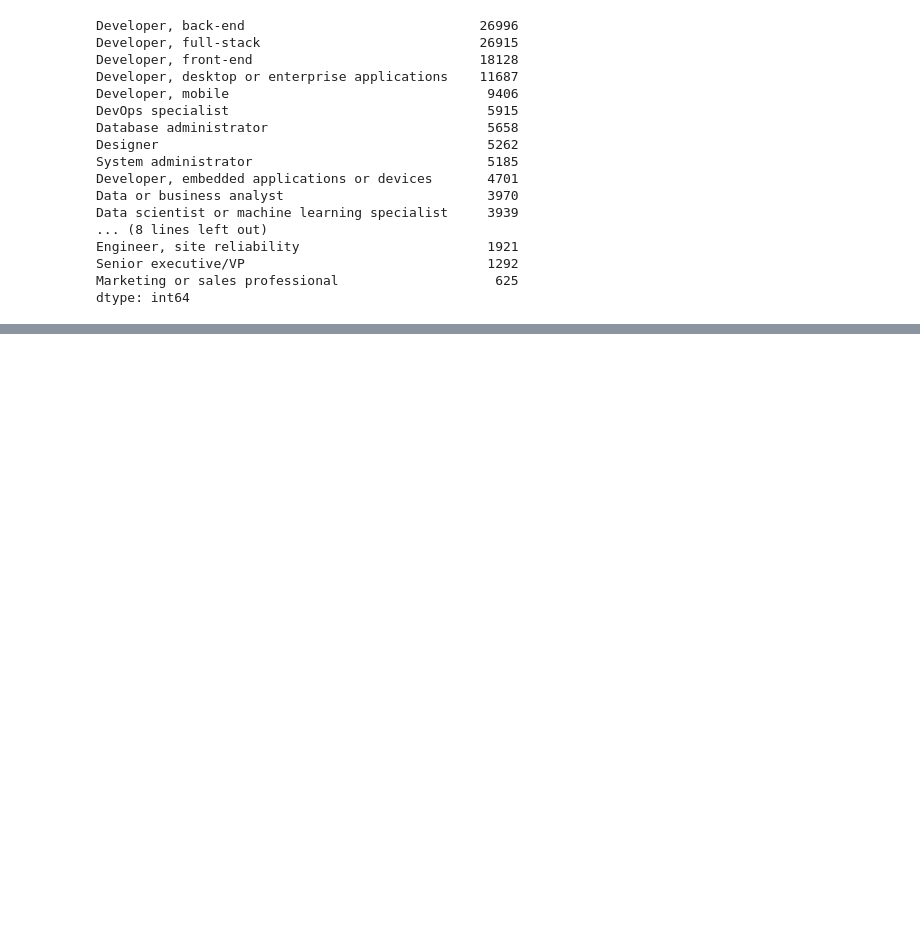
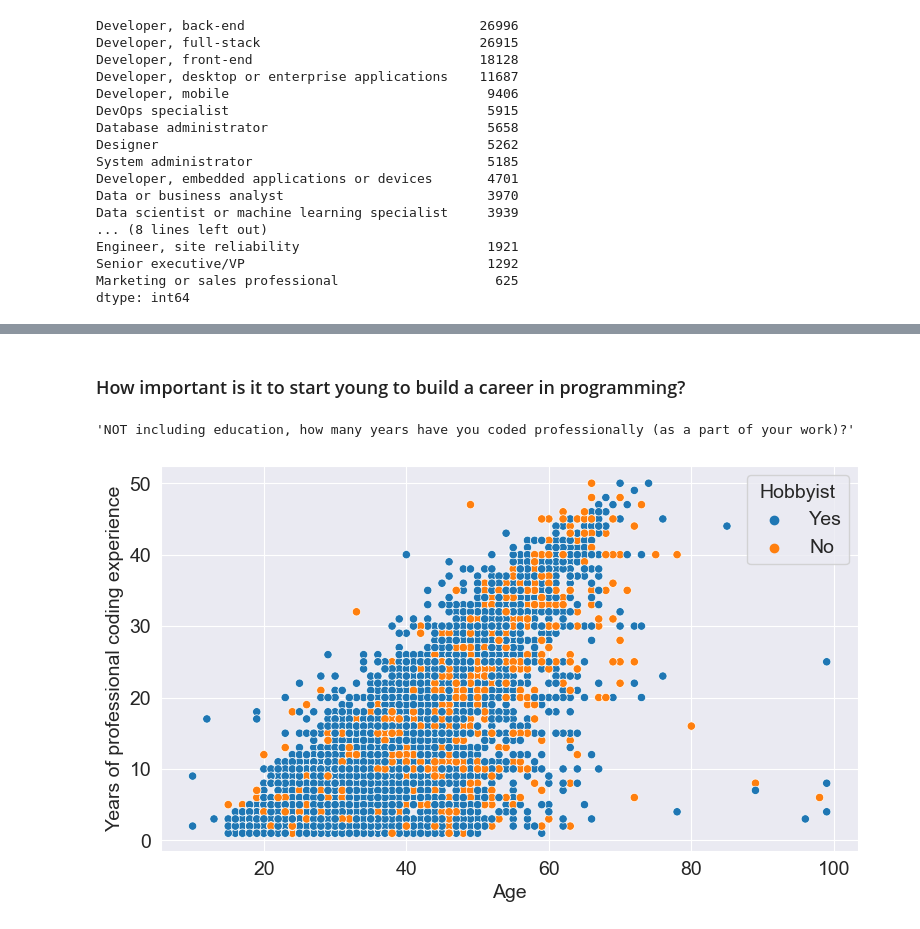
Before and after one commit to rsarsava/Data_Analysis, a Jupyter notebook: Stack Overflow Annual Developer Survey 2020.ipynb, the cells around one changed output, grey strips where cells are left out. Cells and saved outputs as stored; diff of their text form; code cells hidden in the pictures; blank space fills up the shorter version.

```diff
--- a/Stack Overflow Annual Developer Survey 2020.ipynb
+++ b/Stack Overflow Annual Developer Survey 2020.ipynb
@@ -418,0 +561,12 @@ dtype: int64
+# %% [markdown]
+### How important is it to start young to build a career in programming?
+# %%
+schema.YearsCodePro
+# %% [output]
+'NOT including education, how many years have you coded professionally (as a part of your work)?'
+# %%
+sns.scatterplot(x='Age', y='YearsCodePro', hue='Hobbyist', data=survey_df)
+plt.xlabel("Age")
+plt.ylabel("Years of professional coding experience");
+# %% [output]
+[figure, added]
```
Also changed, not shown: parts of 20 cells of this notebook.
